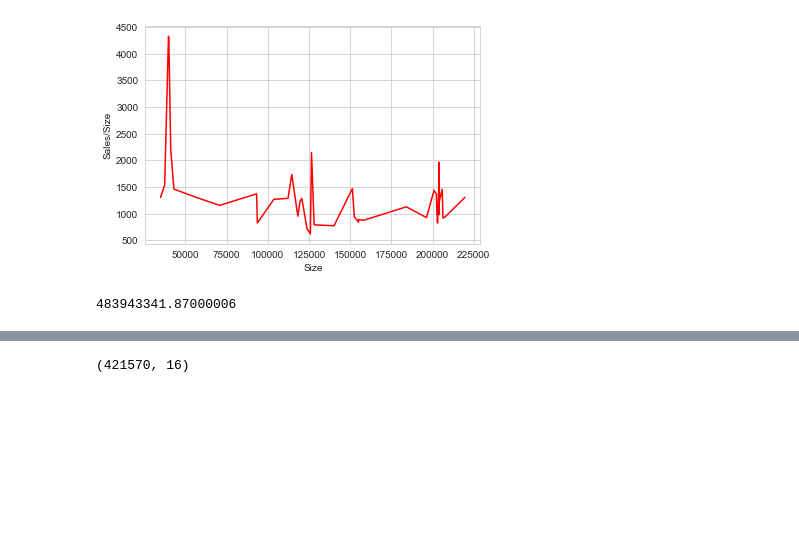
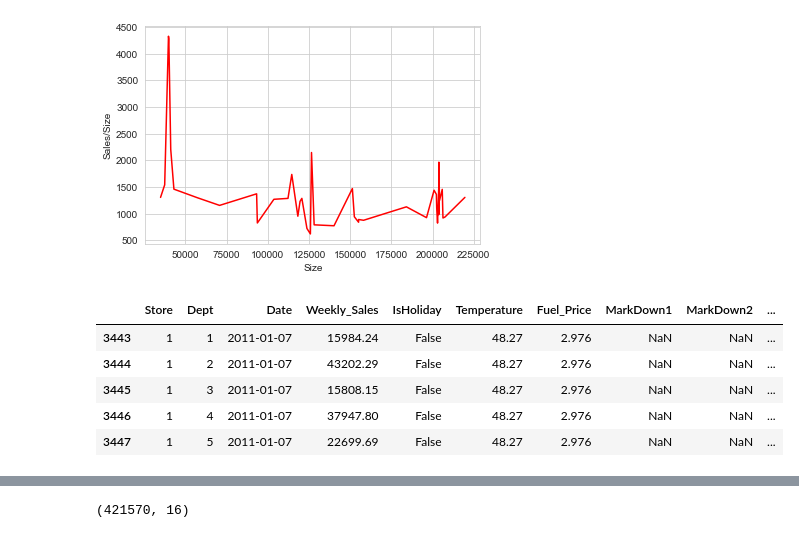
Before and after one commit to Long122k/BI, a Jupyter notebook: walmart-recruiting-store-sales-forecasting/BI.ipynb, the cells around one changed output, grey strips where cells are left out. Saved outputs shown, nothing was run; the diff lists cells and outputs as text; code cells hidden in the pictures; blank space fills up the shorter version.

```diff
--- a/walmart-recruiting-store-sales-forecasting/BI.ipynb
+++ b/walmart-recruiting-store-sales-forecasting/BI.ipynb
@@ -195,8 +195,21 @@ plt.ylabel('Sales/Size')
 plt.show()
 # %% [output]
 [figure]
-# %%
-x = data['Weekly_Sales'].where(data['Dept'] == 92).sum()
-x
-# %% [output]
-483943341.87000006
+# %%
+data = pd.read_csv('data.csv')
+def transform_datetime(data):
+    data.Date = pd.to_datetime(data.Date)
+    data['Year']  = data.Date.dt.year
+    data['Month'] = data.Date.dt.month
+    data['Week']  = data.Date.dt.week
+    return data
+data = transform_datetime(data)
+data1, data2, data3 = data.loc[data['Year'] == 2010], data.loc[data['Year'] == 2011], data.loc[data['Year'] == 2012]
+data2.head()
+# %% [output]
+|  | Store | Dept | Date | Weekly_Sales | IsHoliday | Temperature | Fuel_Price | MarkDown1 | MarkDown2 | ... |
+| 3443 | 1 | 1 | 2011-01-07 | 15984.24 | False | 48.27 | 2.976 | NaN | NaN | ... |
+| 3444 | 1 | 2 | 2011-01-07 | 43202.29 | False | 48.27 | 2.976 | NaN | NaN | ... |
+| 3445 | 1 | 3 | 2011-01-07 | 15808.15 | False | 48.27 | 2.976 | NaN | NaN | ... |
+| 3446 | 1 | 4 | 2011-01-07 | 37947.80 | False | 48.27 | 2.976 | NaN | NaN | ... |
+| 3447 | 1 | 5 | 2011-01-07 | 22699.69 | False | 48.27 | 2.976 | NaN | NaN | ... |
```
Also changed, not shown: parts of 1 cell of this notebook.
